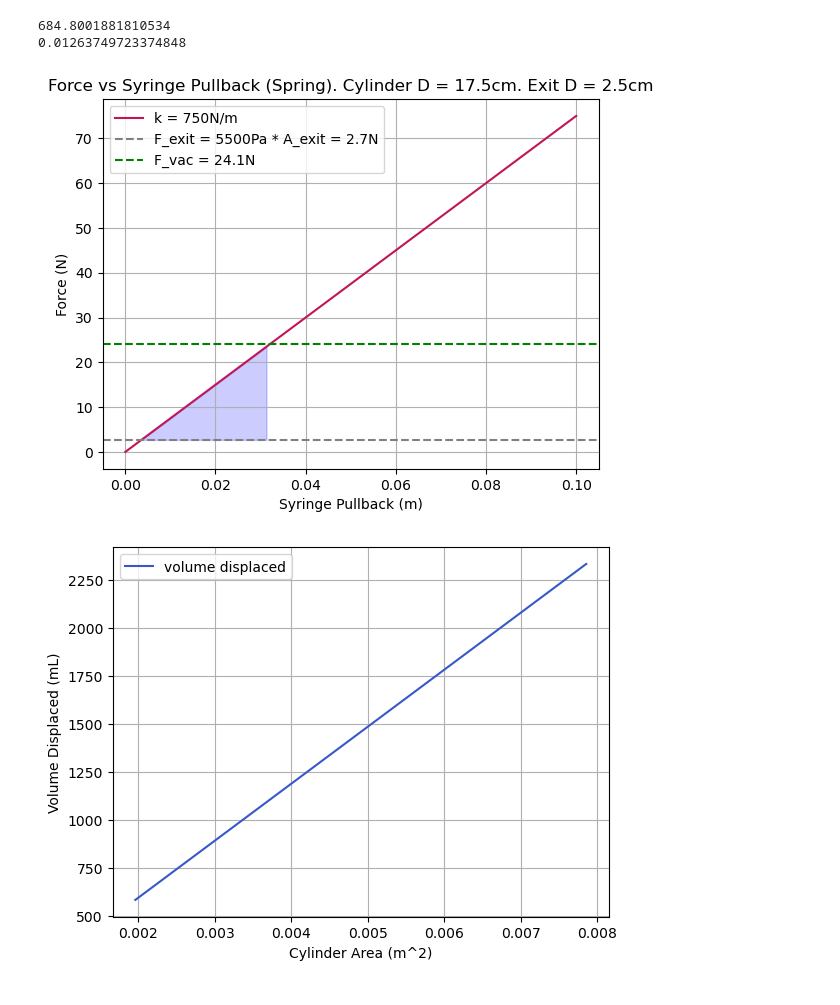
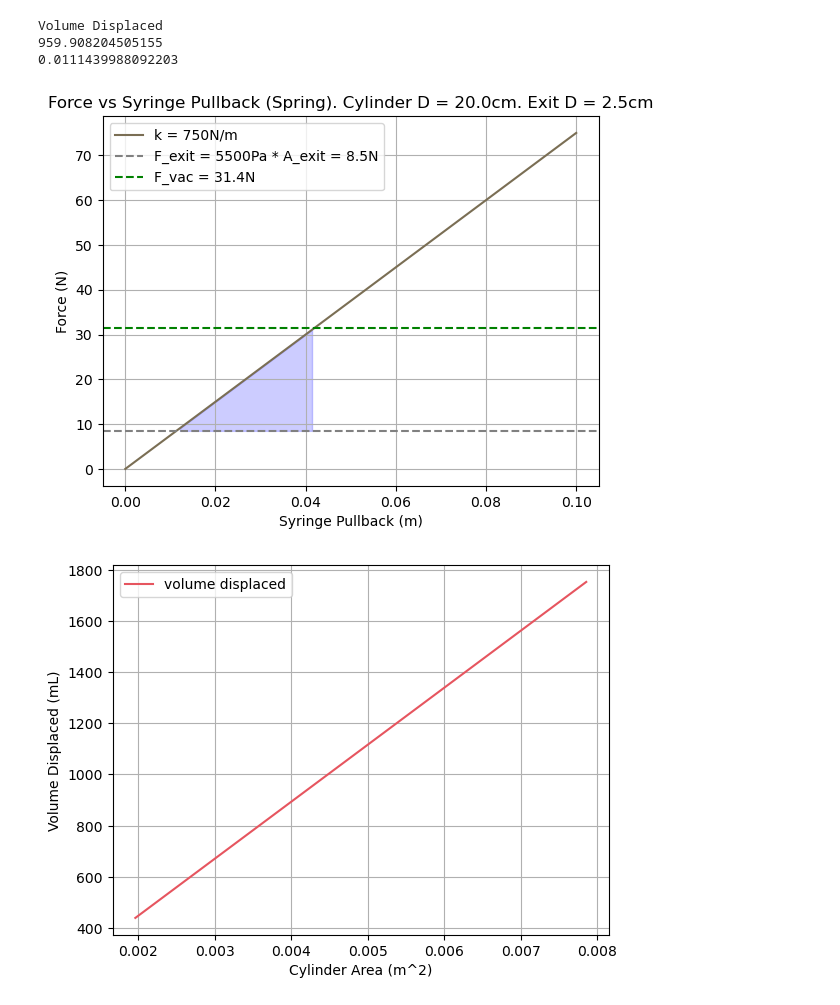
Before and after one commit to keroshanpillay/WeSuckOnWounds, a Jupyter notebook: retro_init_calcs.ipynb, the cells around one changed output. Saved outputs shown, nothing was run; the diff lists cells and outputs as text; code cells hidden in the pictures.

```diff
--- a/retro_init_calcs.ipynb
+++ b/retro_init_calcs.ipynb
@@ -58,6 +58,8 @@ plt.grid()
 
 # p_min = 40000
 p_max = 200000
+friction = 5.8 #N
+FOS = 1.5
 
 
 #Spring
@@ -65,14 +67,14 @@ k = 750
 x = np.linspace(0, 0.1, 100) #0.1 meter syringe pullback
 
 #Syringe Details
-r = 0.175/2 #m
+r = 0.2/2 #m
 A_cyl_body = np.pi * r**2 #m^2
 
 #Exit conditions
 r_exit = 0.025/2 #m
 A_exit = np.pi * r_exit**2 #m^2
-f_min = p_min * A_exit
-f_max = p_max * A_exit
+f_min =(p_min * A_exit + friction) * FOS
+f_max = (p_max * A_exit + friction) * FOS
 
 #Vac pressure and force
 p_vac = 1000 #Pa
@@ -84,36 +86,39 @@ x_min = f_min/k
 x_max = f_vac/k
 
 volume_displaced = A_cyl_body*(x_max-x_min)
+print("Volume Displaced")
+
 print(str(volume_displaced*10**6))
 
 #The total time can be calculated via conservation of energy
 # That is, F_vac*deltaT = 1/2 * k * x^2 -> deltaT = ...
 
 deltaT = (0.5*k*(x_max-x_min)**2)/f_vac
 print(str(deltaT))
 
 #Plot
 
 fig, ax = plt.subplots()
 
 
 
 F_spring = k * x
 ax.plot(x, F_spring, label='k = '+str(k)+'N/m',c=np.random.rand(3,))
 ax.fill_between(x, f_min, F_spring,(F_spring>f_min)&(F_spring<=f_vac), color='blue', alpha=.2)
 ax.axhline(y=f_min, color='grey', linestyle='--', label='F_exit = '+str(p_min)+'Pa * A_exit'+' = '+str(round(f_min,1))+'N')
 #ax.axhline(y=f_max, color='black', linestyle='--', label='F_exit_max = '+str(p_max)+'Pa * A_exit' +' = '+str(round(f_max,2))+'N')
 ax.axhline(y=f_vac, color='green', linestyle='--', label='F_vac = '+str(round(f_vac,1))+'N')
 plt.xlabel('Syringe Pullback (m)')
 plt.ylabel('Force (N)')
 plt.title('Force vs Syringe Pullback (Spring). Cylinder D = '+str(round(r*2*100,2))+'cm. Exit D = '+str(round(2*r_exit*100,2))+'cm')
 plt.legend()
 ax.grid()
 plt.show()
 # %% [output]
-684.8001881810534
-0.01263749723374848
+Volume Displaced
+959.908204505155
+0.0111439988092203
-[figure, old version]
+[figure, new version]
 # %%
 #Pressure needed at syringe exit
 
@@ -161,7 +166,7 @@ plt.show()
 
 deltaT = (0.5*k*(x_max-x_min)**2)/f_vac
 # %% [output]
-[figure, old version]
+[figure, new version]
 # %%
 #Pressure needed at syringe exit
 
```
Also changed, not shown: parts of 2 cells of this notebook.
